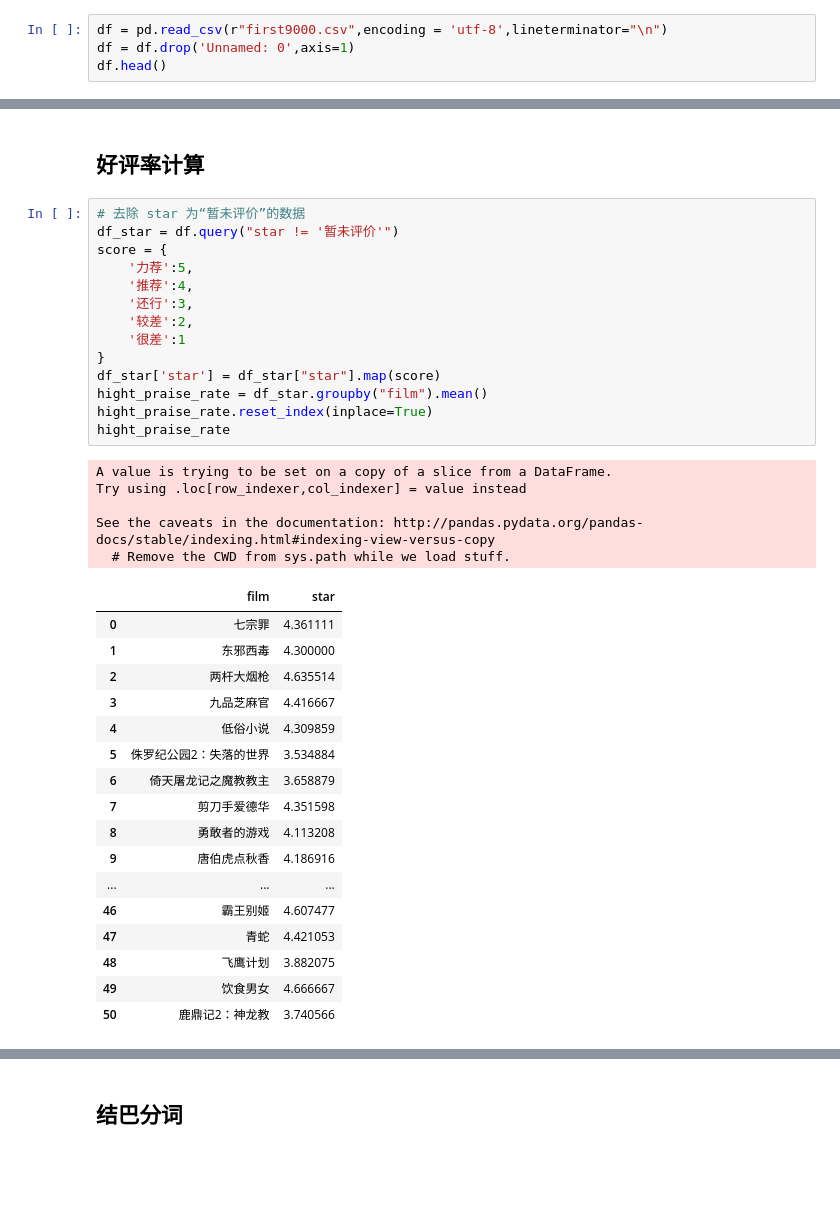
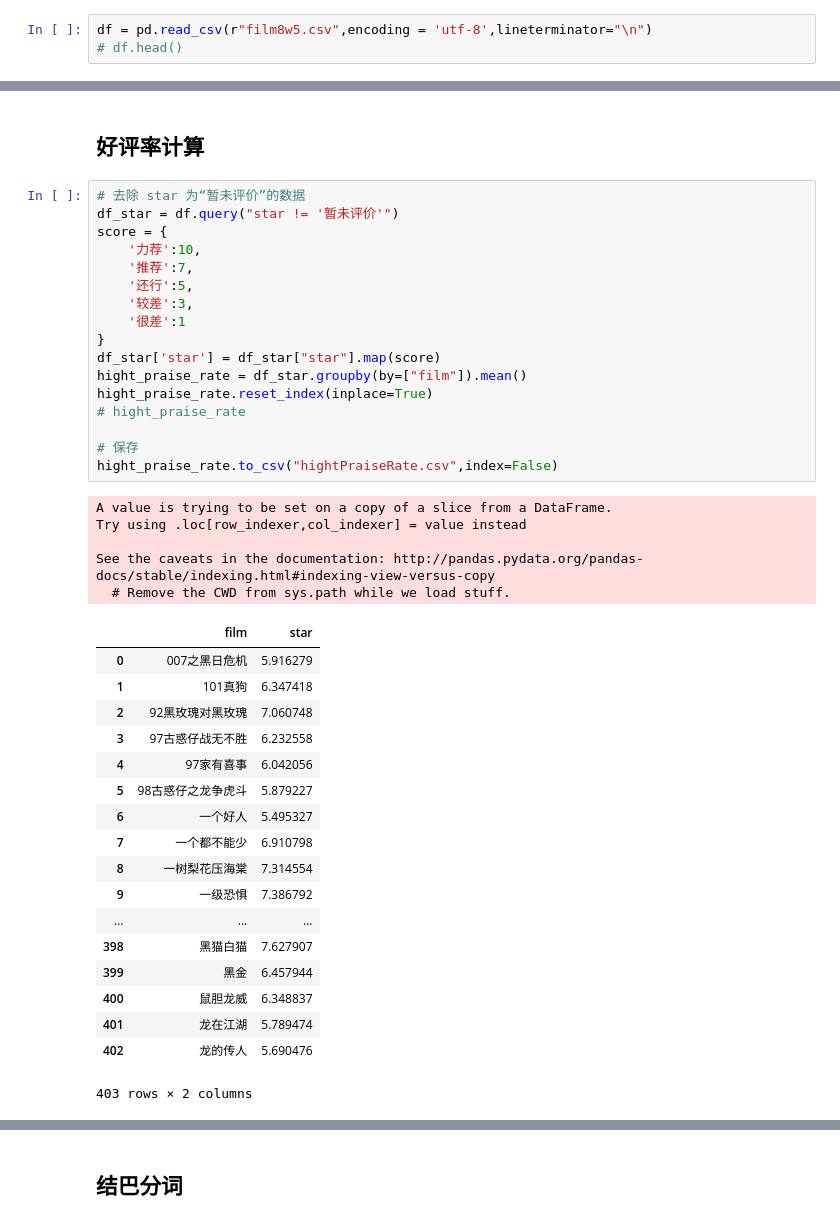
Before and after one commit to chloyee/FilmReviewAnalysis, a Jupyter notebook: 数据分析/豆瓣电影影评分析.ipynb, the cells around one changed output, grey strips where cells are left out. Drawn from its saved outputs; the diff is of its cells as text; blank space fills up the shorter version.

```diff
--- a/数据分析/豆瓣电影影评分析.ipynb
+++ b/数据分析/豆瓣电影影评分析.ipynb
@@ -8,4 +8,3 @@ import matplotlib.pyplot as plt
 # %%
-df = pd.read_csv(r"first9000.csv",encoding = 'utf-8',lineterminator="\n")
-df = df.drop('Unnamed: 0',axis=1)
-df.head()
+df = pd.read_csv(r"film8w5.csv",encoding = 'utf-8',lineterminator="\n")
+# df.head()
@@ -77,40 +13,44 @@ recommend_list
 # %%
 # 去除 star 为“暂未评价”的数据
 df_star = df.query("star != '暂未评价'")
 score = {
-    '力荐':5,
-    '推荐':4,
-    '还行':3,
-    '较差':2,
+    '力荐':10,
+    '推荐':7,
+    '还行':5,
+    '较差':3,
     '很差':1
 }
 df_star['star'] = df_star["star"].map(score)
-hight_praise_rate = df_star.groupby("film").mean()
+hight_praise_rate = df_star.groupby(by=["film"]).mean()
 hight_praise_rate.reset_index(inplace=True)
-hight_praise_rate
+# hight_praise_rate
+
+# 保存
+hight_praise_rate.to_csv("hightPraiseRate.csv",index=False)
 # %% [output]
 A value is trying to be set on a copy of a slice from a DataFrame.
 Try using .loc[row_indexer,col_indexer] = value instead
 
 See the caveats in the documentation: http://pandas.pydata.org/pandas-docs/stable/indexing.html#indexing-view-versus-copy
   # Remove the CWD from sys.path while we load stuff.
 |  | film | star |
-| 0 | 七宗罪 | 4.361111 |
-| 1 | 东邪西毒 | 4.300000 |
-| 2 | 两杆大烟枪 | 4.635514 |
-| 3 | 九品芝麻官 | 4.416667 |
-| 4 | 低俗小说 | 4.309859 |
-| 5 | 侏罗纪公园2：失落的世界 | 3.534884 |
-| 6 | 倚天屠龙记之魔教教主 | 3.658879 |
-| 7 | 剪刀手爱德华 | 4.351598 |
-| 8 | 勇敢者的游戏 | 4.113208 |
-| 9 | 唐伯虎点秋香 | 4.186916 |
+| 0 | 007之黑日危机 | 5.916279 |
+| 1 | 101真狗 | 6.347418 |
+| 2 | 92黑玫瑰对黑玫瑰 | 7.060748 |
+| 3 | 97古惑仔战无不胜 | 6.232558 |
+| 4 | 97家有喜事 | 6.042056 |
+| 5 | 98古惑仔之龙争虎斗 | 5.879227 |
+| 6 | 一个好人 | 5.495327 |
+| 7 | 一个都不能少 | 6.910798 |
+| 8 | 一树梨花压海棠 | 7.314554 |
+| 9 | 一级恐惧 | 7.386792 |
 | ... | ... | ... |
-| 46 | 霸王别姬 | 4.607477 |
-| 47 | 青蛇 | 4.421053 |
-| 48 | 飞鹰计划 | 3.882075 |
-| 49 | 饮食男女 | 4.666667 |
-| 50 | 鹿鼎记2：神龙教 | 3.740566 |
+| 398 | 黑猫白猫 | 7.627907 |
+| 399 | 黑金 | 6.457944 |
+| 400 | 鼠胆龙威 | 6.348837 |
+| 401 | 龙在江湖 | 5.789474 |
+| 402 | 龙的传人 | 5.690476 |
+403 rows × 2 columns
 # %%
 # 排序
 hight_praise_rate.sort_values(by='star' ,ascending=False)[:7] # 正序
```
Also changed, not shown: parts of 29 cells of this notebook, 1 other file.
